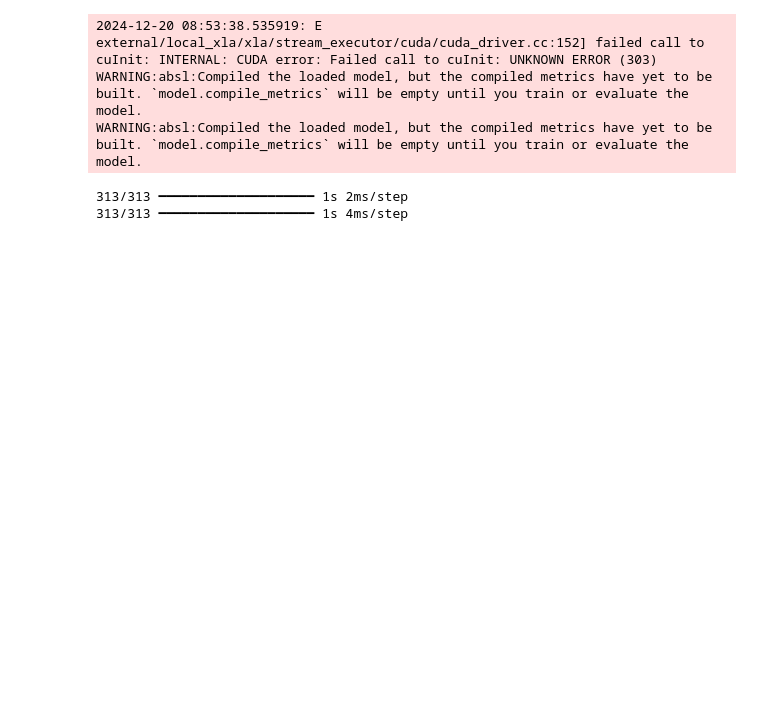
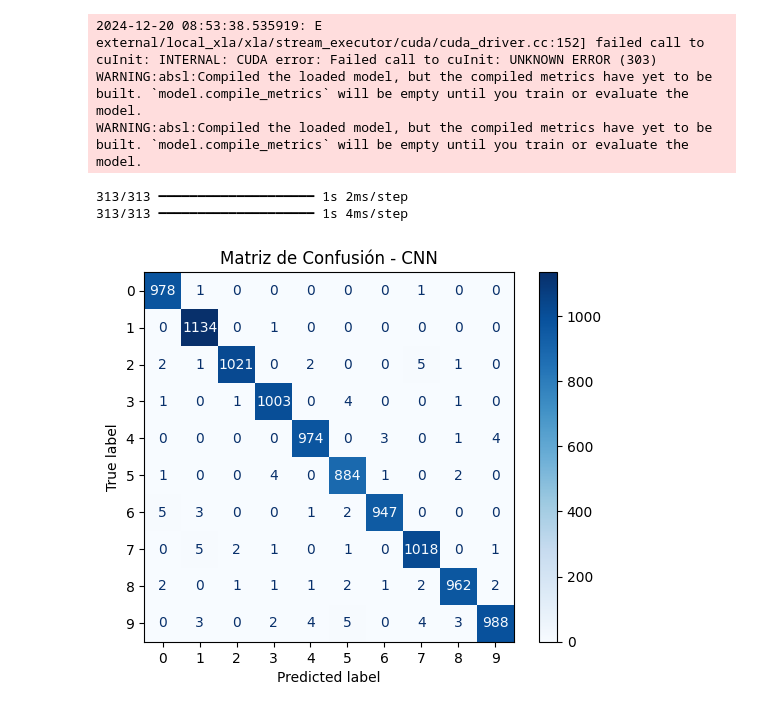
Before and after one commit to studiareCS/PAM, a Jupyter notebook: notebooks/matrizConfusion.ipynb, the cells around one changed output. Saved outputs shown, nothing was run; the diff lists cells and outputs as text; code cells hidden in the pictures; blank space fills up the shorter version.

Commit message:
feat: Creacion y visualizacion de las matrices de confusion
Se agregó el cargado de las etiquetas reales para con ello poder calcular y luego mostrar las matrices de confusión para cada red neuronal

```diff
--- a/notebooks/matrizConfusion.ipynb
+++ b/notebooks/matrizConfusion.ipynb
@@ -24,3 +24,19 @@ y_pred_labels_cnn = np.argmax(y_pred_probs_cnn, axis=1)
 # %% [output]
 313/313 ━━━━━━━━━━━━━━━━━━━━ 1s 2ms/step
 313/313 ━━━━━━━━━━━━━━━━━━━━ 1s 4ms/step
+# %%
+# Obtener las etiquetas reales
+y_test = np.load('../data/processed/test_labels.npy')
+y_test_labels = np.argmax(y_test, axis=1)
+# %%
+# Calcular matrices de confusión
+conf_matrix_cnn = confusion_matrix(y_test_labels, y_pred_labels_cnn)
+conf_matrix_mlp = confusion_matrix(y_test_labels, y_pred_labels_mlp)
+# %%
+# Mostrar la matriz de confusión para CNN
+disp_cnn = ConfusionMatrixDisplay(confusion_matrix=conf_matrix_cnn, display_labels=range(10))
+disp_cnn.plot(cmap=plt.cm.Blues)
+plt.title("Matriz de Confusión - CNN")
+plt.show()
+# %% [output]
+[figure, added]
```
Also changed, not shown: parts of 1 cell of this notebook.
